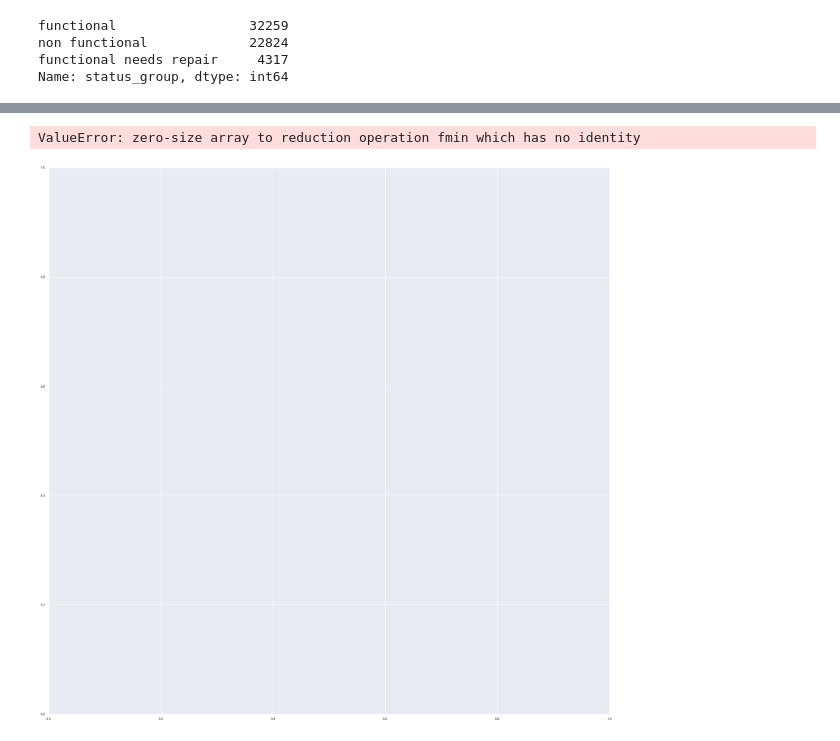
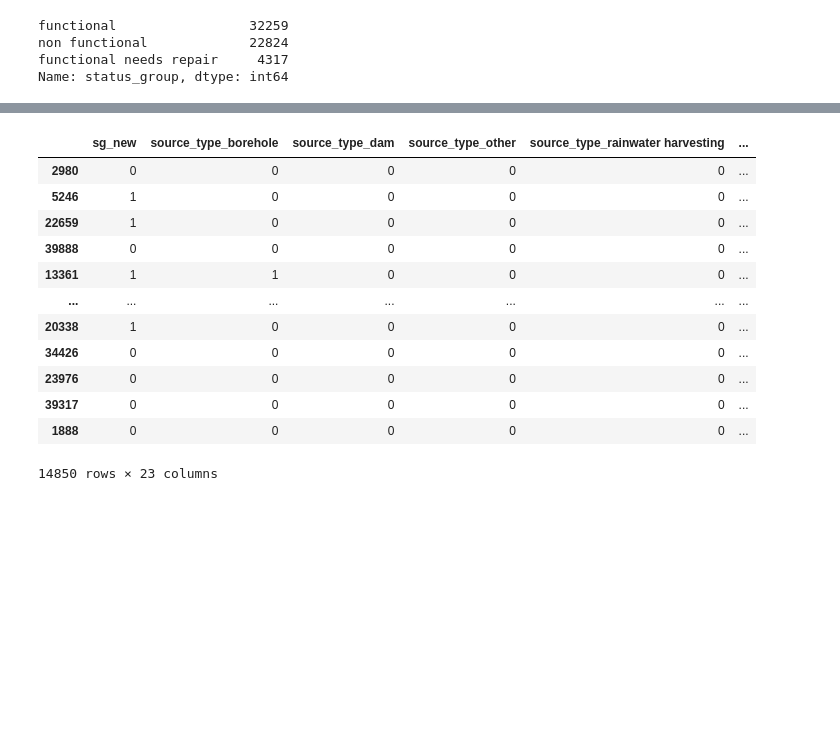
Before and after one commit to julietday422/Tanzanian_Well_Status_Prediction, a Jupyter notebook: New EDA.ipynb, the cells around one changed output, grey strips where cells are left out. Saved outputs shown, nothing was run; the diff lists cells and outputs as text; code cells hidden in the pictures; blank space fills up the shorter version.

```diff
--- a/New EDA.ipynb
+++ b/New EDA.ipynb
@@ -183,3 +183,12 @@ functional                 32259
 non functional             22824
 functional needs repair     4317
 Name: status_group, dtype: int64
+# %%
+#bin target "status group" using If statments before train/test split "status_group_new"sg_new = []
+sg_new = []
+for sg in df_new['status_group']:
+    if sg == 'functional':
+        sg_new.append(1)
+    else:
+        sg_new.append(0)
+df_new["sg_new"] = sg_new
@@ -225,17 +217,0 @@ df_new.head(30)
-# %%
-with sns.axes_style('darkgrid'):
-
-    f, ax = plt.subplots(figsize=(30, 30))
-
-    mask = np.triu(np.ones_like(df_new.corr(), dtype=np.bool))
-
-    heatmap = sns.heatmap(df_new.corr(), annot=True, mask=mask, cmap='BrBG', annot_kws={'size': 60});
-
-    plt.xticks(fontsize = 40, rotation = 45)
-
-    plt.yticks(fontsize = 40, rotation = 45)
-
-    heatmap.set_title('Correlation Heatmap of Original DF', fontdict={'fontsize':50}, pad=16);
-# %% [output]
-ValueError: zero-size array to reduction operation fmin which has no identity
-[figure, removed]
@@ -241,0 +220,18 @@ ValueError: zero-size array to reduction operation fmin which has no identity
+# %%
+X_test_new = pd.get_dummies(X_test)
+# %%
+X_test_new
+# %% [output]
+|  | sg_new | source_type_borehole | source_type_dam | source_type_other | source_type_rainwater harvesting | ... |
+| 2980 | 0 | 0 | 0 | 0 | 0 | ... |
+| 5246 | 1 | 0 | 0 | 0 | 0 | ... |
+| 22659 | 1 | 0 | 0 | 0 | 0 | ... |
+| 39888 | 0 | 0 | 0 | 0 | 0 | ... |
+| 13361 | 1 | 1 | 0 | 0 | 0 | ... |
+| ... | ... | ... | ... | ... | ... | ... |
+| 20338 | 1 | 0 | 0 | 0 | 0 | ... |
+| 34426 | 0 | 0 | 0 | 0 | 0 | ... |
+| 23976 | 0 | 0 | 0 | 0 | 0 | ... |
+| 39317 | 0 | 0 | 0 | 0 | 0 | ... |
+| 1888 | 0 | 0 | 0 | 0 | 0 | ... |
+14850 rows × 23 columns
```
Also changed, not shown: parts of 6 cells of this notebook.
